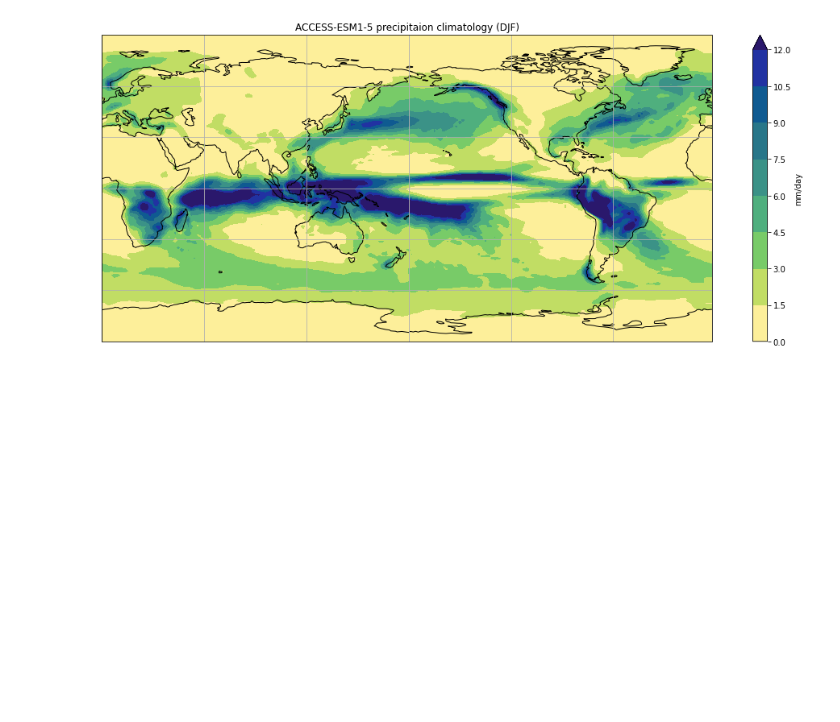
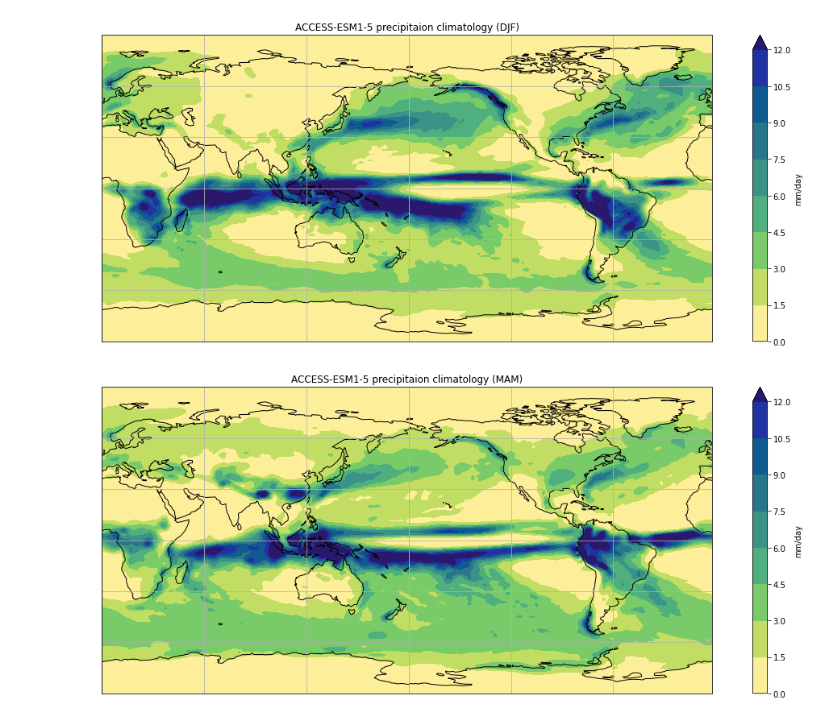
Before and after one commit to nytes75/ACCESS_climate_pr_model, a Jupyter notebook: ACCESS_climate_models.ipynb, the cells around one changed output. Drawn from its saved outputs; the diff is of its cells as text; code cells hidden in the pictures; blank space fills up the shorter version.

Commit message:
Access-ESMI-5 pre cli MAM

```diff
--- a/ACCESS_climate_models.ipynb
+++ b/ACCESS_climate_models.ipynb
@@ -68,3 +68,7 @@ plot_pr_climatology('data/pr_Amon_ACCESS-CM2_historical_r1i1p1f1_gn_201001-20141
 plot_pr_climatology('data/pr_Amon_ACCESS-ESM1-5_historical_r1i1p1f1_gn_201001-201412.nc', 'DJF', gridlines = True)
 # %% [output]
 [figure]
+# %%
+plot_pr_climatology('data/pr_Amon_ACCESS-ESM1-5_historical_r1i1p1f1_gn_201001-201412.nc', 'MAM', gridlines = True)
+# %% [output]
+[figure, added]
```
Also changed, not shown: 2 other files.
